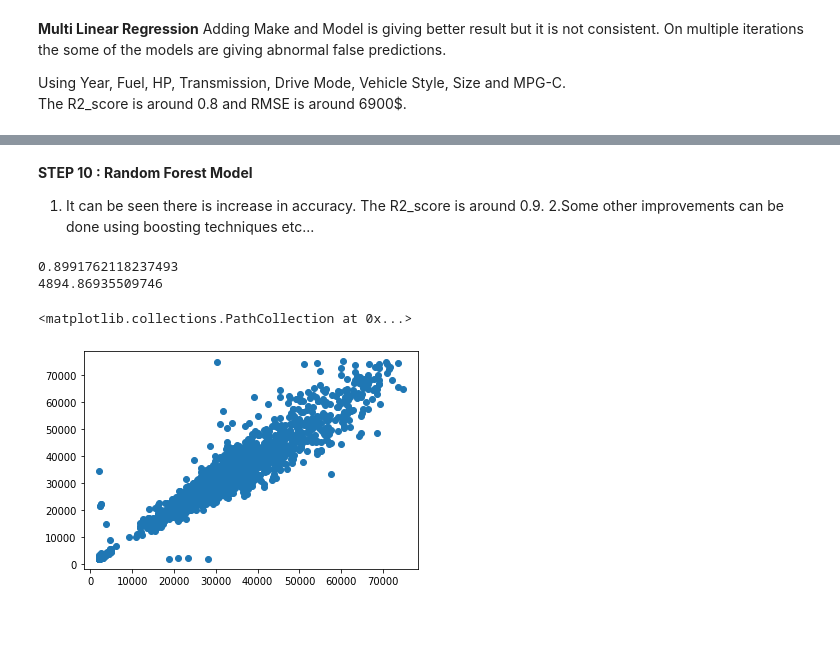
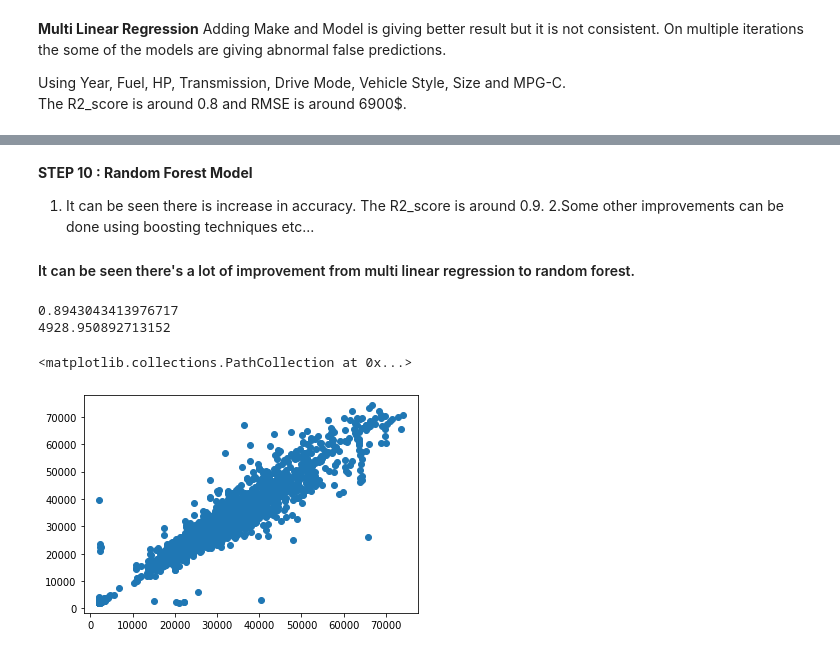
Before and after one commit to KondapiPraveen/Machine-Learning-Project, a Jupyter notebook: MLProject.ipynb, the cells around one changed output, grey strips where cells are left out. Saved outputs shown, nothing was run; the diff lists cells and outputs as text; code cells hidden in the pictures; blank space fills up the shorter version.

```diff
--- a/MLProject.ipynb
+++ b/MLProject.ipynb
@@ -451,21 +446,23 @@ plt.scatter(Y_pred,Y_Test)
 **STEP 10 : Random Forest Model**
 1. It can be seen there is increase in accuracy. The R2_score is around 0.9.
 2.Some other improvements can be done using boosting techniques etc...
+
+
+#### It can be seen there's a lot of improvement from multi linear regression to random forest.
 # %%
 from sklearn.ensemble import RandomForestClassifier
 
-clf = RandomForestClassifier(n_estimators=10)
-X_S = data2.iloc[:,[2,3,4,6,7,9,10,12]]
-X = pd.get_dummies(X_S)
+clf = RandomForestClassifier(n_estimators=35)
+X_S = data2.iloc[:,[2,4]]
 tf.random.set_seed(10)
 X_Train,X_Test,Y_Train,Y_Test = train_test_split(X,data2["Price"].values,test_size=0.2)
 clf.fit(X_Train,Y_Train)
 Y_pred = clf.predict(X_Test)
 print(r2_score(Y_Test,Y_pred))
 print(mean_squared_error(Y_Test,Y_pred,squared=False))
 plt.scatter(Y_pred,Y_Test)
 # %% [output]
-0.8991762118237493
-4894.86935509746
+0.8943043413976717
+4928.950892713152
 <matplotlib.collections.PathCollection at 0x...>
-[figure, old version]
+[figure, new version]
```
Also changed, not shown: parts of 1 cell of this notebook.
